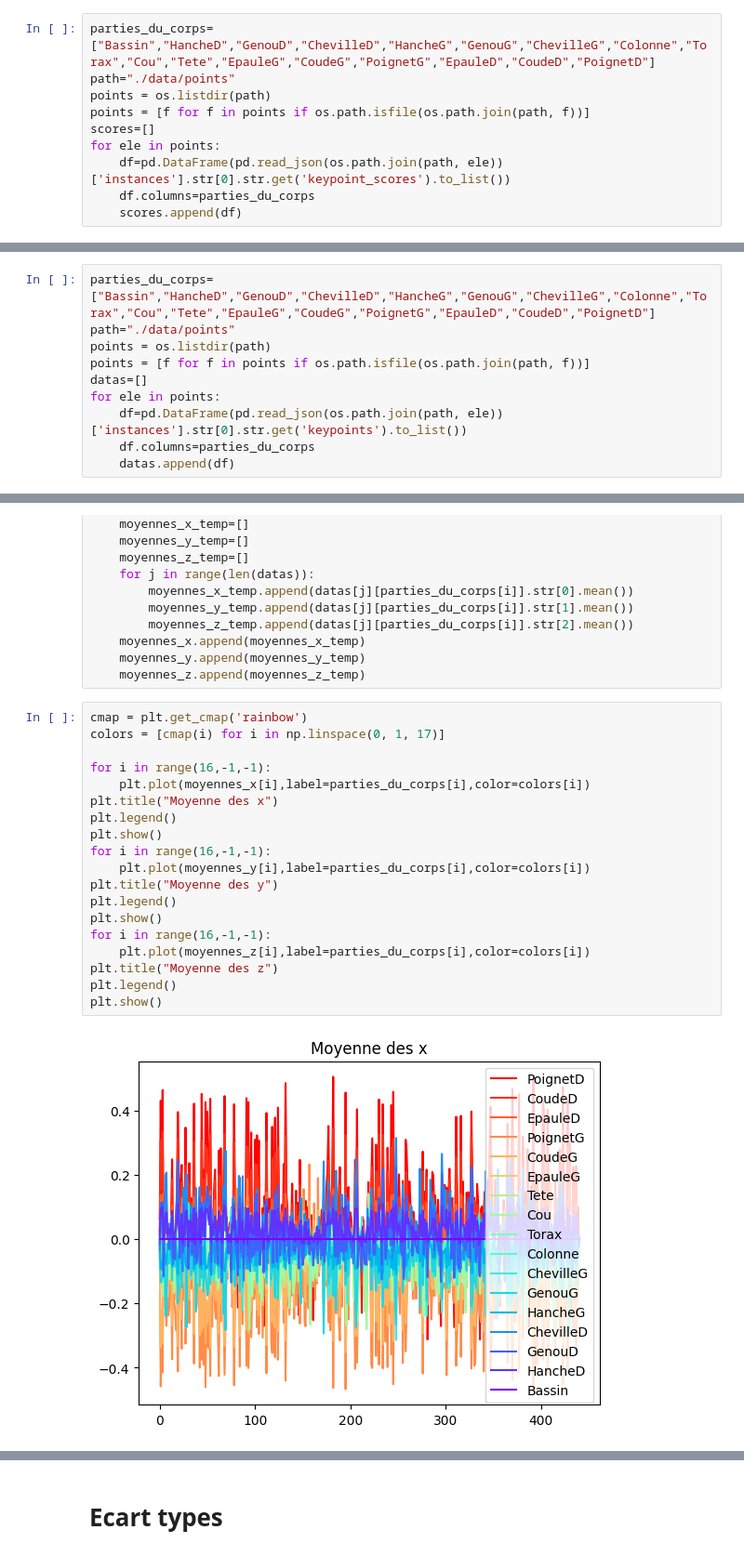
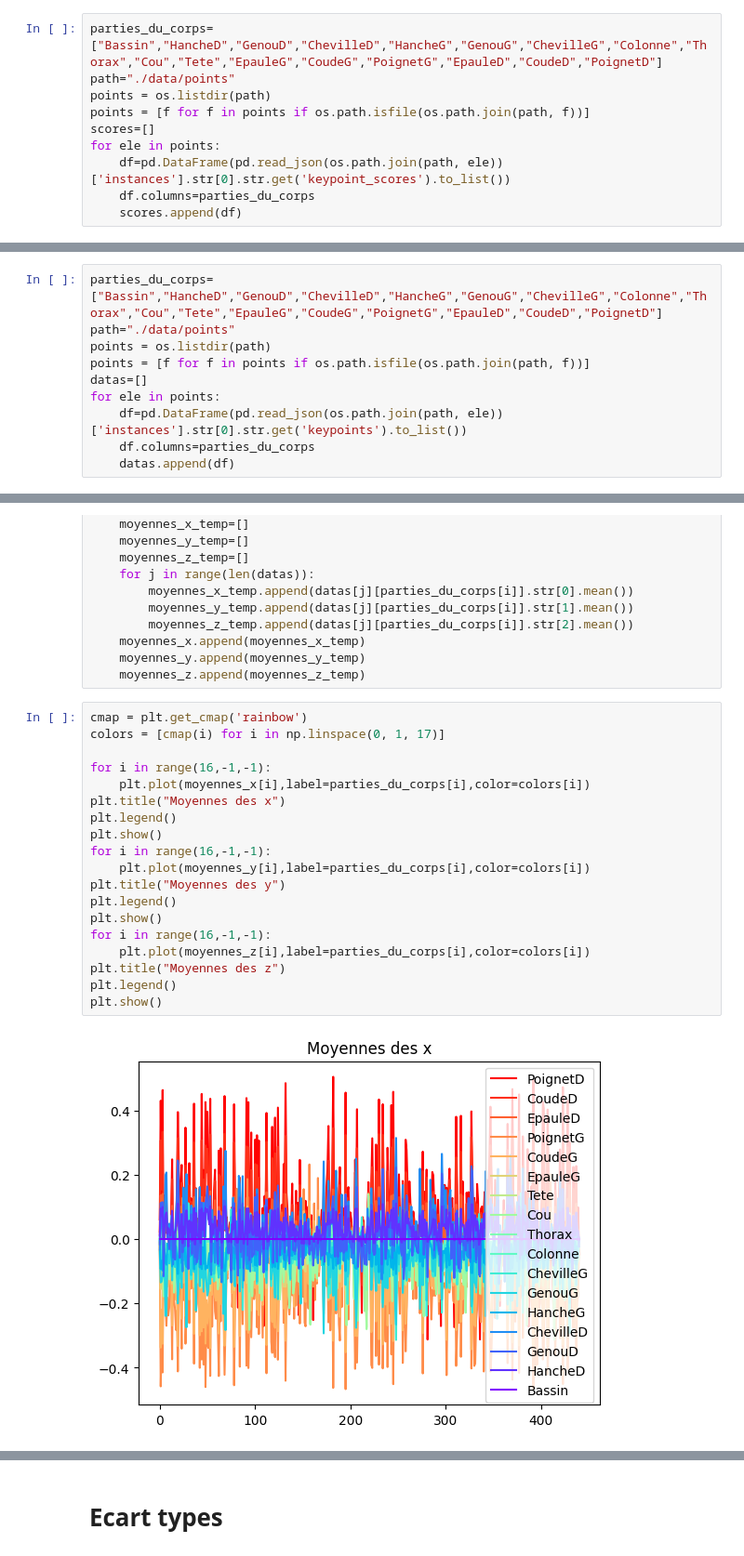
Before and after one commit to JulienLEFEBV/ProjetMIDL2, a Jupyter notebook: analyse.ipynb, the cells around one changed output, grey strips where cells are left out. Shown at 93% size. Drawn from its saved outputs; the diff is of its cells as text.

```diff
--- a/analyse.ipynb
+++ b/analyse.ipynb
@@ -27,7 +28,7 @@ import seaborn as sns
 # %% [markdown]
 # Vérification de la fiabilité de la prédeiction
 # %%
-parties_du_corps=["Bassin","HancheD","GenouD","ChevilleD","HancheG","GenouG","ChevilleG","Colonne","Torax","Cou","Tete","EpauleG","CoudeG","PoignetG","EpauleD","CoudeD","PoignetD"]
+parties_du_corps=["Bassin","HancheD","GenouD","ChevilleD","HancheG","GenouG","ChevilleG","Colonne","Thorax","Cou","Tete","EpauleG","CoudeG","PoignetG","EpauleD","CoudeD","PoignetD"]
 path="./data/points"
 points = os.listdir(path)
 points = [f for f in points if os.path.isfile(os.path.join(path, f))]
@@ -47,7 +48,7 @@ On peut voir que l'ia de détection des points a toujours été sûre d'elle lor
 # %% [markdown]
 # Recupération des points
 # %%
-parties_du_corps=["Bassin","HancheD","GenouD","ChevilleD","HancheG","GenouG","ChevilleG","Colonne","Torax","Cou","Tete","EpauleG","CoudeG","PoignetG","EpauleD","CoudeD","PoignetD"]
+parties_du_corps=["Bassin","HancheD","GenouD","ChevilleD","HancheG","GenouG","ChevilleG","Colonne","Thorax","Cou","Tete","EpauleG","CoudeG","PoignetG","EpauleD","CoudeD","PoignetD"]
 path="./data/points"
 points = os.listdir(path)
 points = [f for f in points if os.path.isfile(os.path.join(path, f))]
@@ -84,21 +85,21 @@ for i in range(17):
 # %%
 cmap = plt.get_cmap('rainbow')
 colors = [cmap(i) for i in np.linspace(0, 1, 17)]
 
 for i in range(16,-1,-1):
     plt.plot(moyennes_x[i],label=parties_du_corps[i],color=colors[i])
-plt.title("Moyenne des x")
+plt.title("Moyennes des x")
 plt.legend()
 plt.show()
 for i in range(16,-1,-1):
     plt.plot(moyennes_y[i],label=parties_du_corps[i],color=colors[i])
-plt.title("Moyenne des y")
+plt.title("Moyennes des y")
 plt.legend()
 plt.show()
 for i in range(16,-1,-1):
     plt.plot(moyennes_z[i],label=parties_du_corps[i],color=colors[i])
-plt.title("Moyenne des z")
+plt.title("Moyennes des z")
 plt.legend()
 plt.show()
 # %% [output]
-[figure, old version]
+[figure, new version]
```
Also changed, not shown: parts of 29 cells of this notebook, 1 other file.
